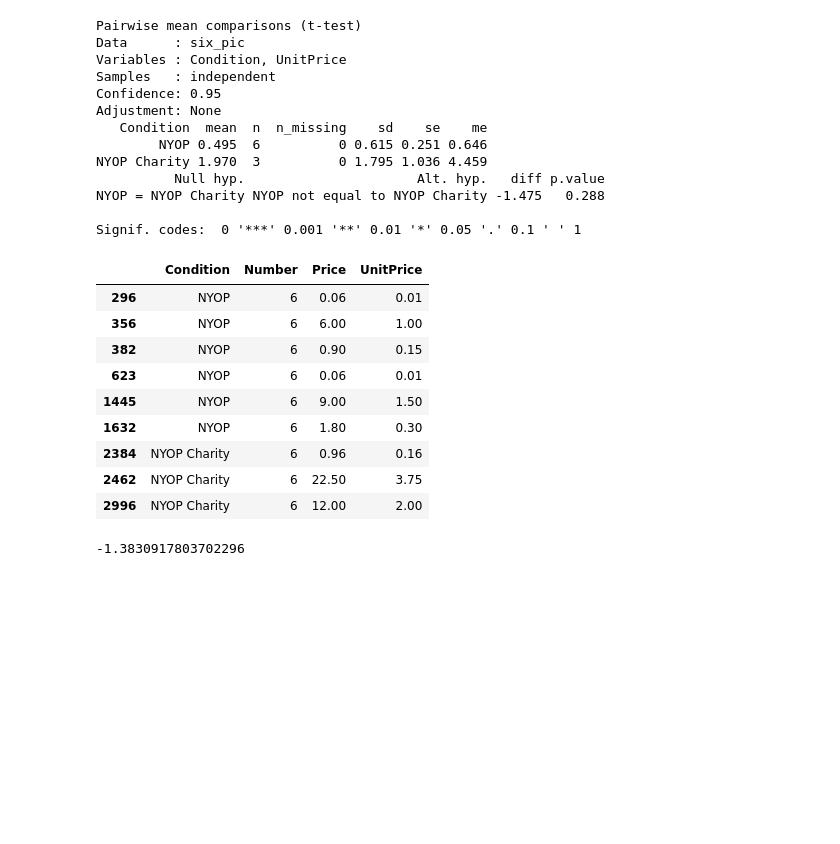
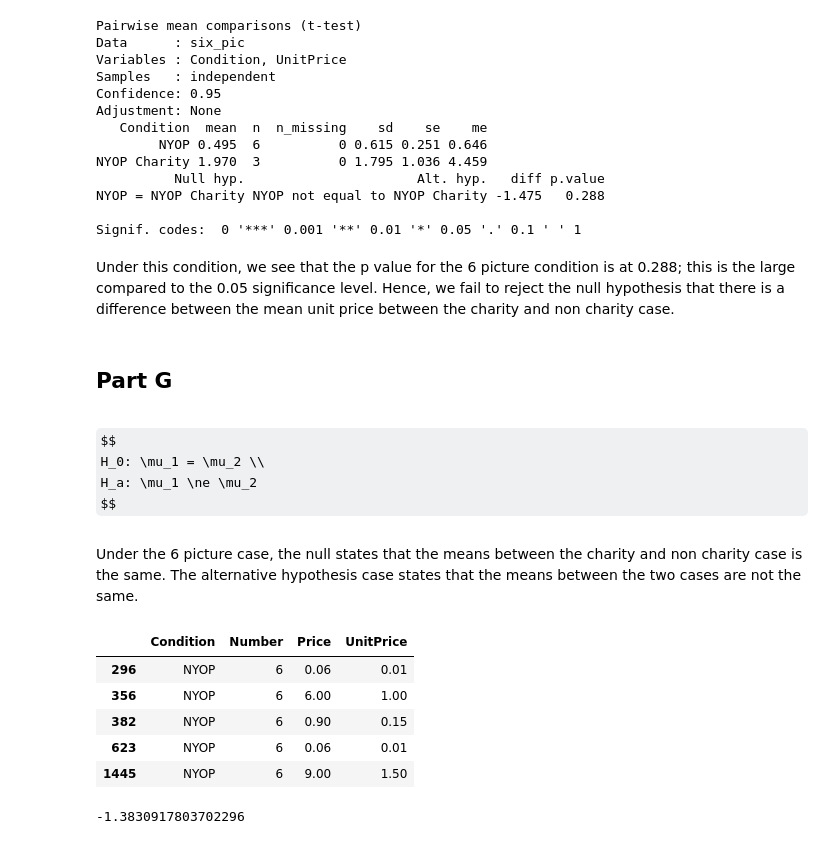
Before and after one commit to rsm-roguchi/Case2, a Jupyter notebook: case.ipynb, the cells around one changed output. Cells and saved outputs as stored; diff of their text form; code cells hidden in the pictures; some formulas as TeX source; blank space fills up the shorter version.

```diff
--- a/case.ipynb
+++ b/case.ipynb
@@ -222,19 +239,26 @@ NYOP Charity 1.970  3          0 1.795 1.036 4.459
 NYOP = NYOP Charity NYOP not equal to NYOP Charity -1.475   0.288
 
 Signif. codes:  0 '***' 0.001 '**' 0.01 '*' 0.05 '.' 0.1 ' ' 1
+# %% [markdown]
+Under this condition, we see that the p value for the 6 picture condition is at 0.288; this is the large compared to the 0.05 significance level. Hence, we fail to reject the null hypothesis that there is a difference between the mean unit price between the charity and non charity case.
+# %% [markdown]
+## Part G
+# %% [markdown]
+$$
+H_0: \mu_1 = \mu_2 \\
+H_a: \mu_1 \ne \mu_2
+$$
+# %% [markdown]
+Under the 6 picture case, the null states that the means between the charity and non charity case is the same. The alternative hypothesis case states that the means between the two cases are not the same.
 # %%
-six_pic
+six_pic.head()
 # %% [output]
 |  | Condition | Number | Price | UnitPrice |
 | 296 | NYOP | 6 | 0.06 | 0.01 |
 | 356 | NYOP | 6 | 6.00 | 1.00 |
 | 382 | NYOP | 6 | 0.90 | 0.15 |
 | 623 | NYOP | 6 | 0.06 | 0.01 |
 | 1445 | NYOP | 6 | 9.00 | 1.50 |
-| 1632 | NYOP | 6 | 1.80 | 0.30 |
-| 2384 | NYOP Charity | 6 | 0.96 | 0.16 |
-| 2462 | NYOP Charity | 6 | 22.50 | 3.75 |
-| 2996 | NYOP Charity | 6 | 12.00 | 2.00 |
 # %%
 six_nyop = six_pic[six_pic['Condition'] == 'NYOP']['UnitPrice']
 six_char = six_pic[six_pic['Condition'] == 'NYOP Charity']['UnitPrice']
```
Also changed, not shown: parts of 20 cells of this notebook.
